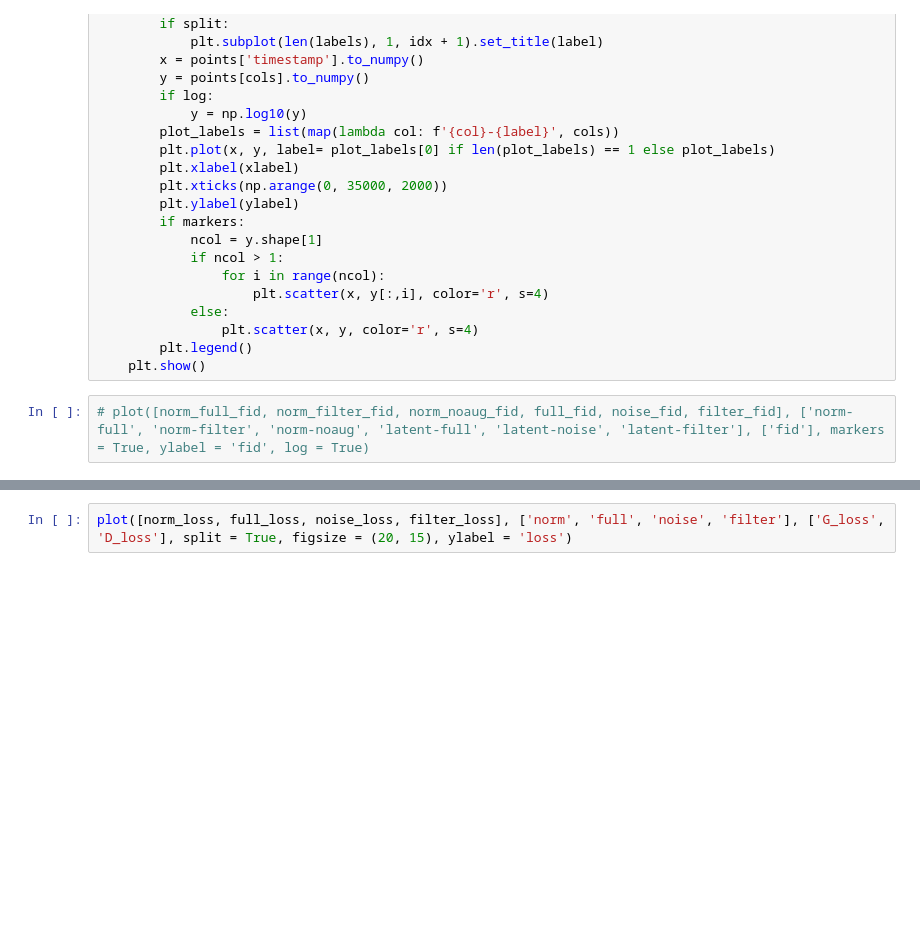
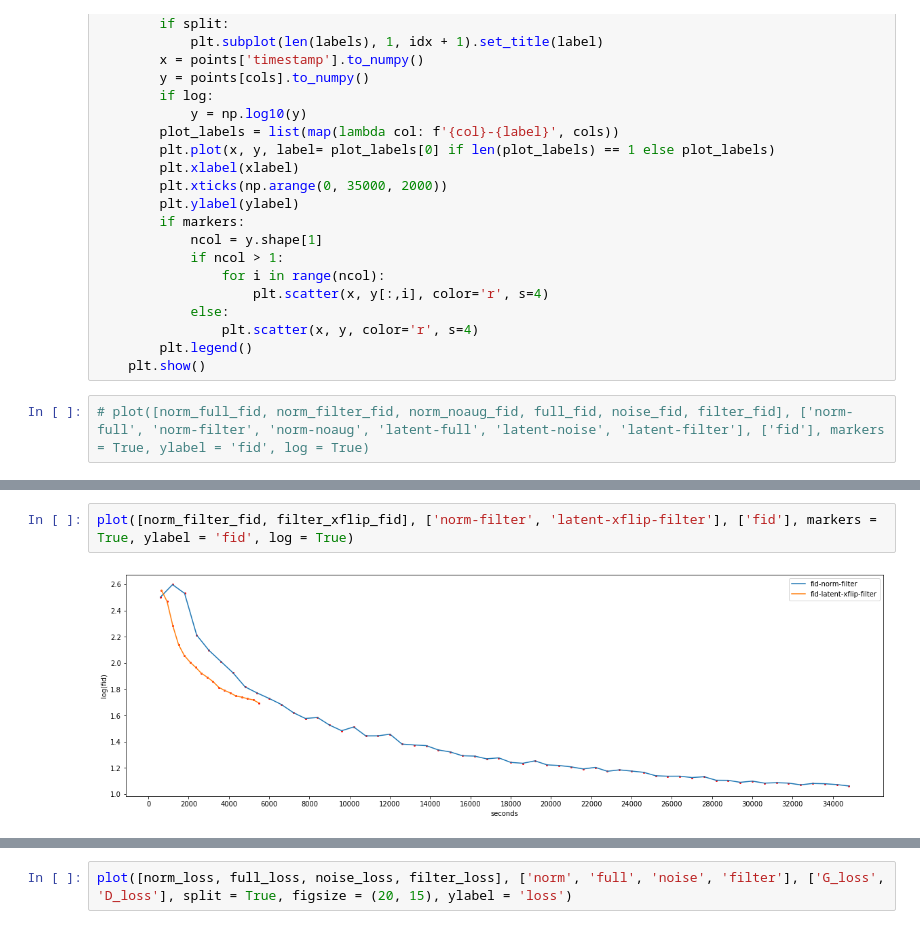
Before and after one commit to bill2bill/latent-stylegan2-ada-pytorch, a Jupyter notebook: example/eval.ipynb, the cells around one changed output, grey strips where cells are left out. Saved outputs shown, nothing was run; the diff lists cells and outputs as text; blank space fills up the shorter version.

```diff
--- a/example/eval.ipynb
+++ b/example/eval.ipynb
@@ -96,0 +103,4 @@ plot([norm_filter_fid, filter_xflip_fid], ['norm-filter', 'latent-xflip-filter']
+# %%
+plot([norm_filter_fid, filter_xflip_fid], ['norm-filter', 'latent-xflip-filter'], ['fid'], markers = True, ylabel = 'fid', log = True)
+# %% [output]
+[figure, added]
```
Also changed, not shown: parts of 8 cells of this notebook, 5 other files.
